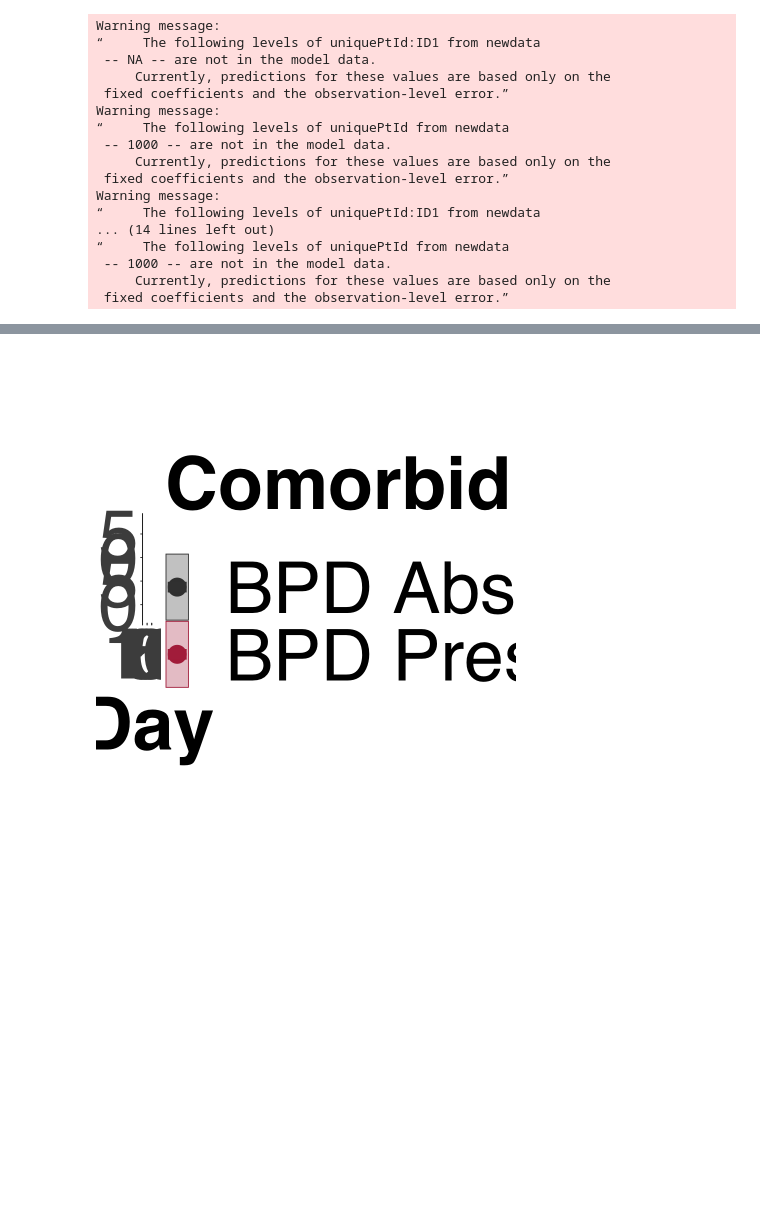
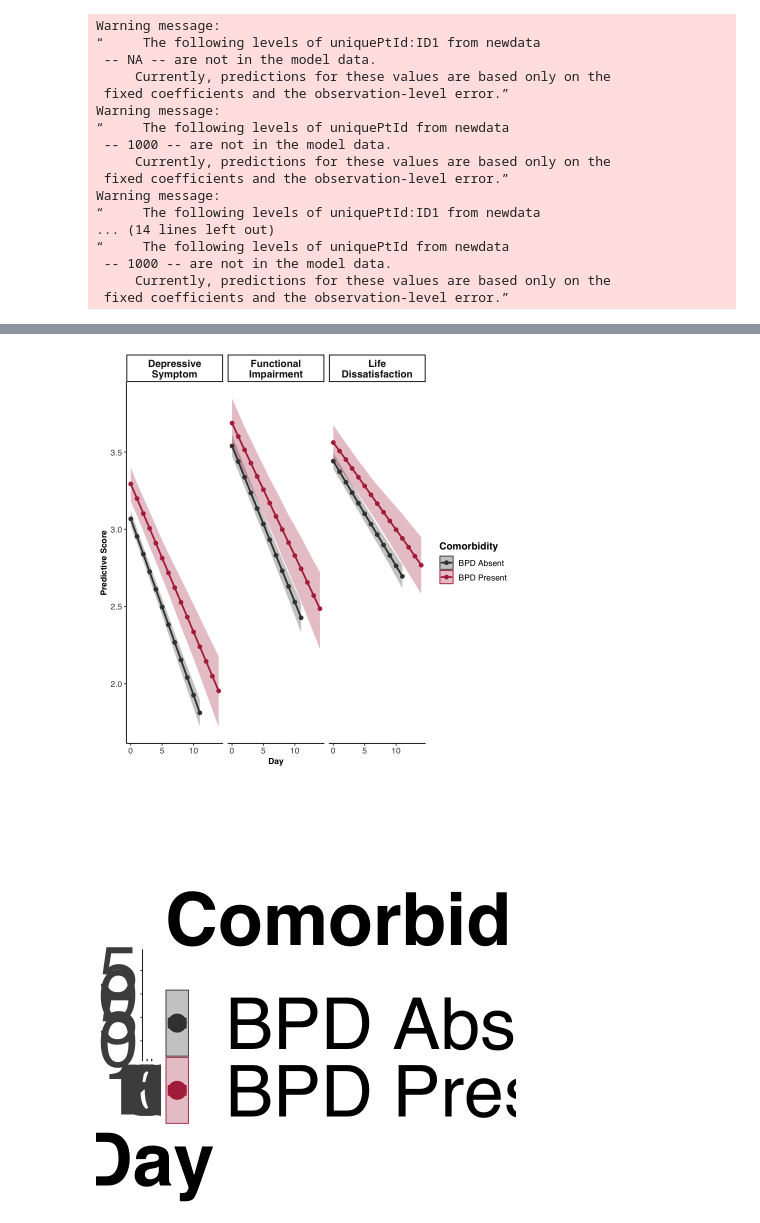
Before and after one commit to sin-ying-lin/phpTxOutcome, a Jupyter notebook: Code/MDD_BPD_Longitudinal/MDD_BPD_LMM.ipynb, the cells around one changed output, grey strips where cells are left out. Cells and saved outputs as stored; diff of their text form; code cells hidden in the pictures; blank space fills up the shorter version.

```diff
--- a/Code/MDD_BPD_Longitudinal/MDD_BPD_LMM.ipynb
+++ b/Code/MDD_BPD_Longitudinal/MDD_BPD_LMM.ipynb
@@ -1026 +984,21 @@ A data.frame: 81 × 6
+# %%
+ggplot(pred_bpd , aes(x = day, y = fit, group = bpd, color = as.factor(bpd))) +
+     geom_point(size = 2) +
+     geom_ribbon(aes(ymin = lwr, ymax = upr, color = NULL, fill = as.factor(bpd)), alpha = .3) +
+     geom_line(aes(y = fit), size = 1) +
+     facet_grid(~var) +
+     theme_classic() +
+     xlab('Day') +
+     ylab('Predictive Score') +
+     scale_color_manual('Comorbidity',values = c('#3F3F3F','#B22F4A'),labels=c("BPD Absent","BPD Present")) +
+     scale_fill_manual('Comorbidity', values = c('#3F3F3F','#B22F4A'),labels=c("BPD Absent","BPD Present")) +
+     theme(
+         strip.text.x = element_text(size = 12, face = 'bold'),
+         title = element_text(size = 12, face = 'bold'),
+         legend.text = element_text(size = 10),
+         axis.title = element_text(size = 10, face = 'bold'),
+         axis.text = element_text(size = 10),
+         text=element_text(family="Helvetica"))
+# %% [output]
+[figure, added]
 # %%
```
Also changed, not shown: parts of 51 cells of this notebook, 14 other files.
